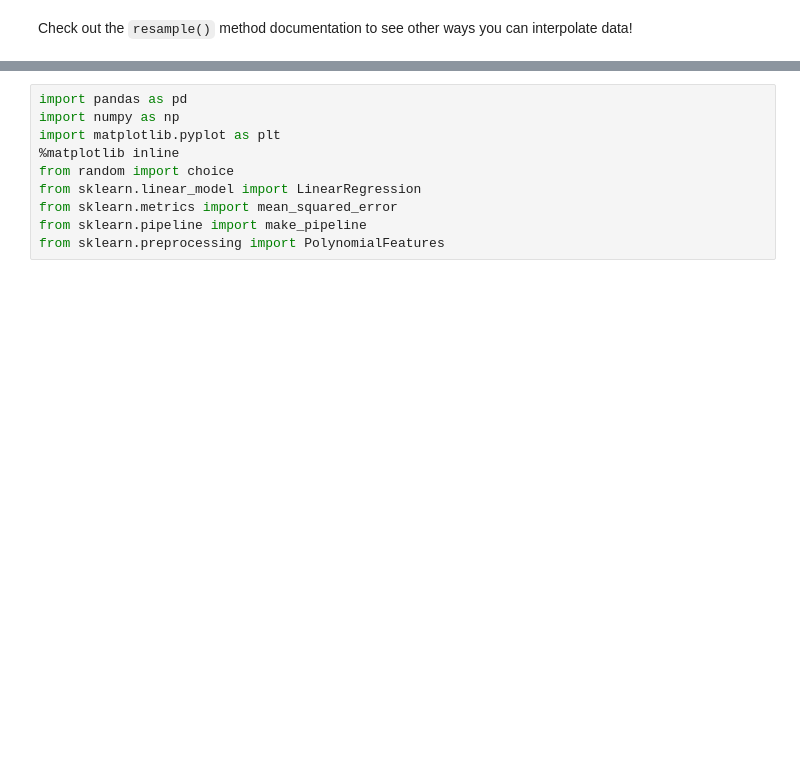
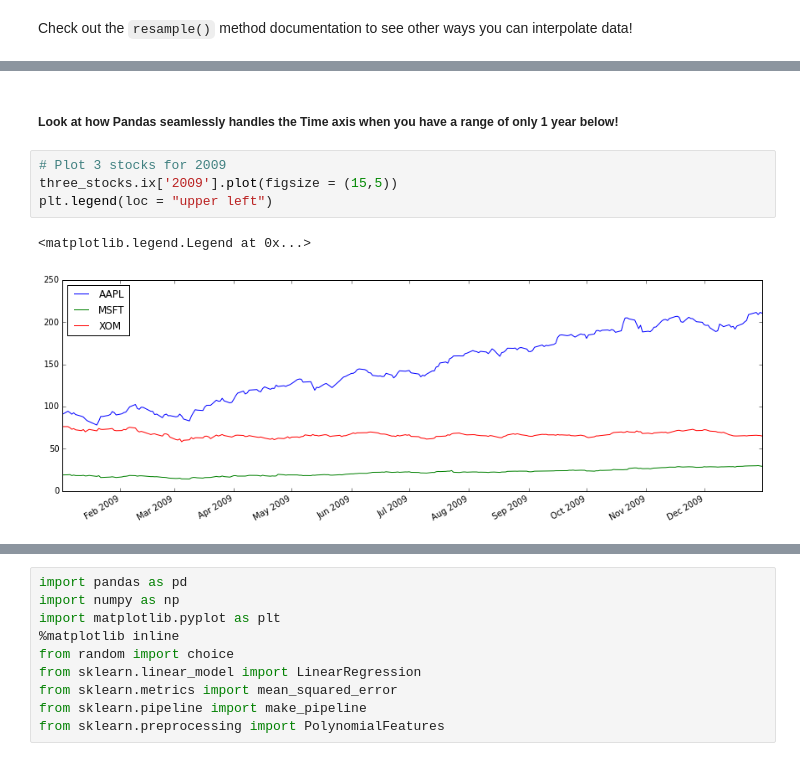
Before and after one commit to pburkard88/DS_BOS_07, a Jupyter notebook: Notebooks/17_Time_Series_Analysis.ipynb, the cells around one changed output, grey strips where cells are left out. Cells and saved outputs as stored; diff of their text form; blank space fills up the shorter version.

```diff
--- a/Notebooks/17_Time_Series_Analysis.ipynb
+++ b/Notebooks/17_Time_Series_Analysis.ipynb
@@ -596,0 +663,9 @@ Check out the `resample()` method documentation to see other ways you can interp
+# %% [markdown]
+##### Look at how Pandas seamlessly handles the Time axis when you have a range of only 1 year below!
+# %%
+# Plot 3 stocks for 2009
+three_stocks.ix['2009'].plot(figsize = (15,5))
+plt.legend(loc = "upper left")
+# %% [output]
+<matplotlib.legend.Legend at 0x...>
+[figure, added]
```
Also changed, not shown: parts of 82 cells of this notebook.
